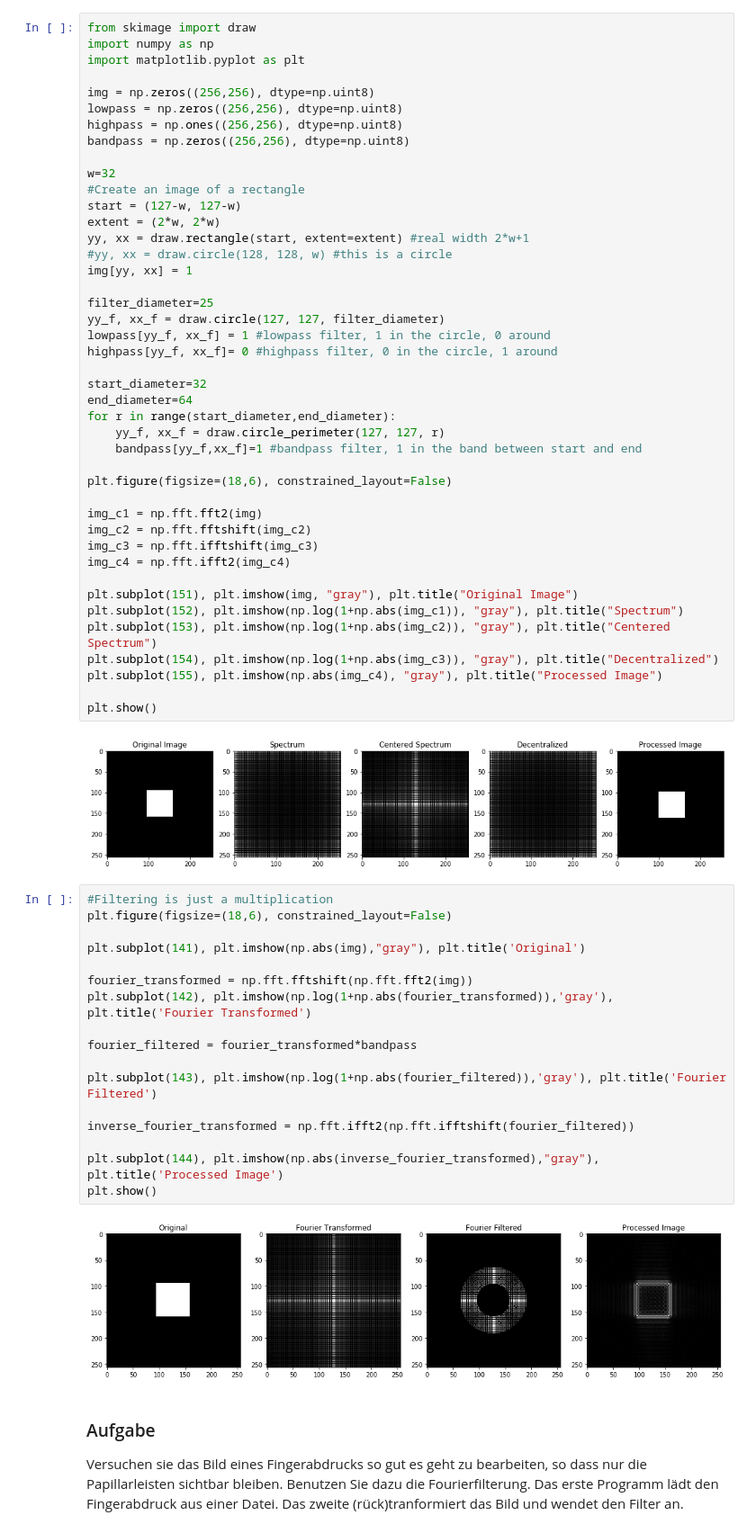
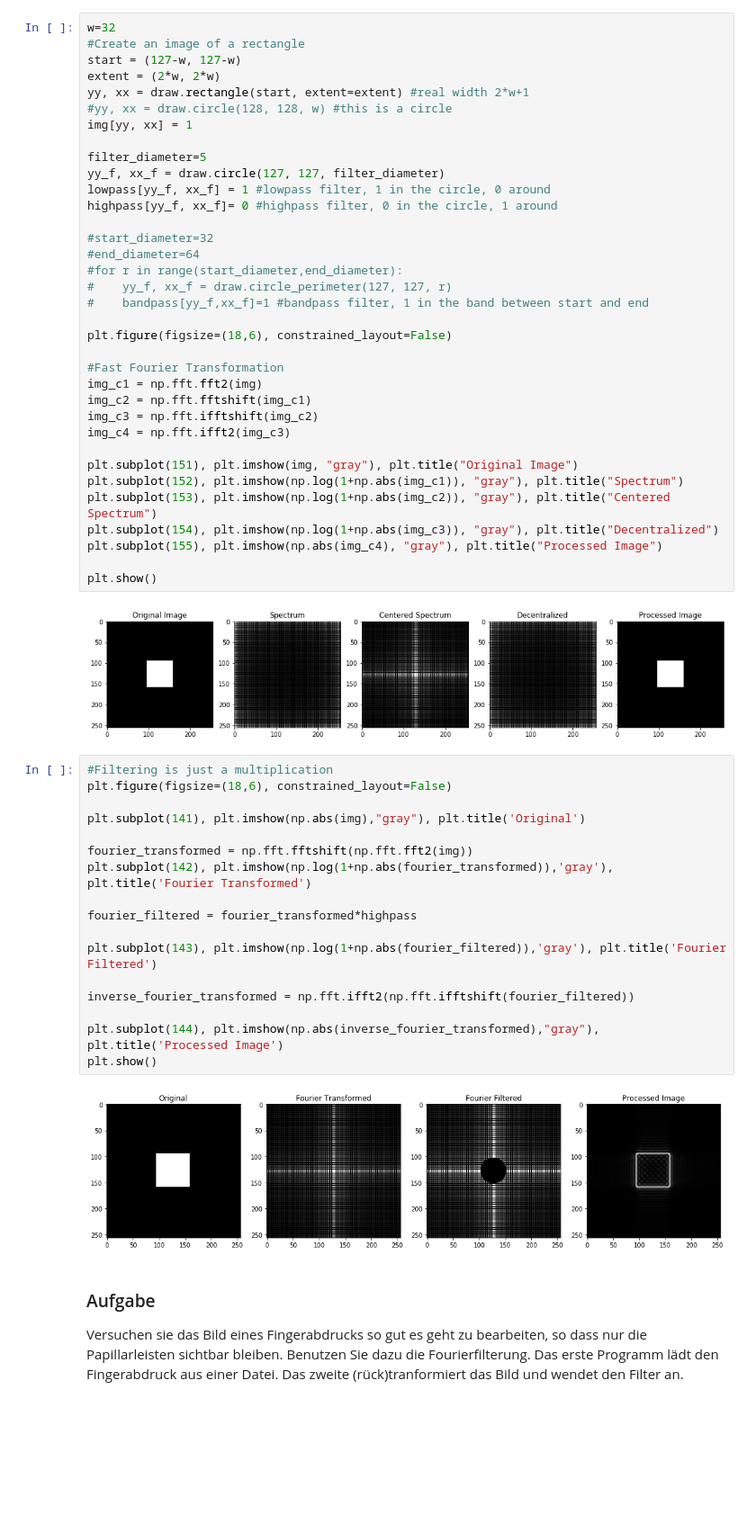
Before and after one commit to cdohl/optik, a Jupyter notebook: Fourier Filtering.ipynb, the cells around one changed output. Shown at 90% size. Drawn from its saved outputs; the diff is of its cells as text; blank space fills up the shorter version.

```diff
--- a/Fourier Filtering.ipynb
+++ b/Fourier Filtering.ipynb
@@ -1,13 +20,4 @@
 # %%
-from skimage import draw
-import numpy as np
-import matplotlib.pyplot as plt
-
-img = np.zeros((256,256), dtype=np.uint8)
-lowpass = np.zeros((256,256), dtype=np.uint8)
-highpass = np.ones((256,256), dtype=np.uint8)
-bandpass = np.zeros((256,256), dtype=np.uint8)
-
 w=32
 #Create an image of a rectangle
 start = (127-w, 127-w)
@@ -16,23 +26,24 @@ yy, xx = draw.rectangle(start, extent=extent) #real width 2*w+1
 #yy, xx = draw.circle(128, 128, w) #this is a circle
 img[yy, xx] = 1
 
-filter_diameter=25
+filter_diameter=5
 yy_f, xx_f = draw.circle(127, 127, filter_diameter)
 lowpass[yy_f, xx_f] = 1 #lowpass filter, 1 in the circle, 0 around
 highpass[yy_f, xx_f]= 0 #highpass filter, 0 in the circle, 1 around
 
-start_diameter=32
-end_diameter=64
-for r in range(start_diameter,end_diameter):
-    yy_f, xx_f = draw.circle_perimeter(127, 127, r)
-    bandpass[yy_f,xx_f]=1 #bandpass filter, 1 in the band between start and end
+#start_diameter=32
+#end_diameter=64
+#for r in range(start_diameter,end_diameter):
+#    yy_f, xx_f = draw.circle_perimeter(127, 127, r)
+#    bandpass[yy_f,xx_f]=1 #bandpass filter, 1 in the band between start and end
 
 plt.figure(figsize=(18,6), constrained_layout=False)
 
+#Fast Fourier Transformation
 img_c1 = np.fft.fft2(img)
-img_c2 = np.fft.fftshift(img_c2)
-img_c3 = np.fft.ifftshift(img_c3)
-img_c4 = np.fft.ifft2(img_c4)
+img_c2 = np.fft.fftshift(img_c1)
+img_c3 = np.fft.ifftshift(img_c2)
+img_c4 = np.fft.ifft2(img_c3)
 
 plt.subplot(151), plt.imshow(img, "gray"), plt.title("Original Image")
 plt.subplot(152), plt.imshow(np.log(1+np.abs(img_c1)), "gray"), plt.title("Spectrum")
@@ -46,22 +57,22 @@ plt.show()
 # %%
 #Filtering is just a multiplication
 plt.figure(figsize=(18,6), constrained_layout=False)
 
 plt.subplot(141), plt.imshow(np.abs(img),"gray"), plt.title('Original')
 
 fourier_transformed = np.fft.fftshift(np.fft.fft2(img))
 plt.subplot(142), plt.imshow(np.log(1+np.abs(fourier_transformed)),'gray'), plt.title('Fourier Transformed')
 
-fourier_filtered = fourier_transformed*bandpass
+fourier_filtered = fourier_transformed*highpass
 
 plt.subplot(143), plt.imshow(np.log(1+np.abs(fourier_filtered)),'gray'), plt.title('Fourier Filtered')
 
 inverse_fourier_transformed = np.fft.ifft2(np.fft.ifftshift(fourier_filtered))
 
 plt.subplot(144), plt.imshow(np.abs(inverse_fourier_transformed),"gray"), plt.title('Processed Image')
 plt.show()
 # %% [output]
-[figure, old version]
+[figure, new version]
 # %% [markdown]
 ### Aufgabe
 Versuchen sie das Bild eines Fingerabdrucks so gut es geht zu bearbeiten, so dass nur die Papillarleisten sichtbar bleiben. Benutzen Sie dazu die Fourierfilterung. Das erste Programm lädt den Fingerabdruck aus einer Datei. Das zweite (rück)tranformiert das Bild und wendet den Filter an.
```
Also changed, not shown: parts of 3 cells of this notebook.
